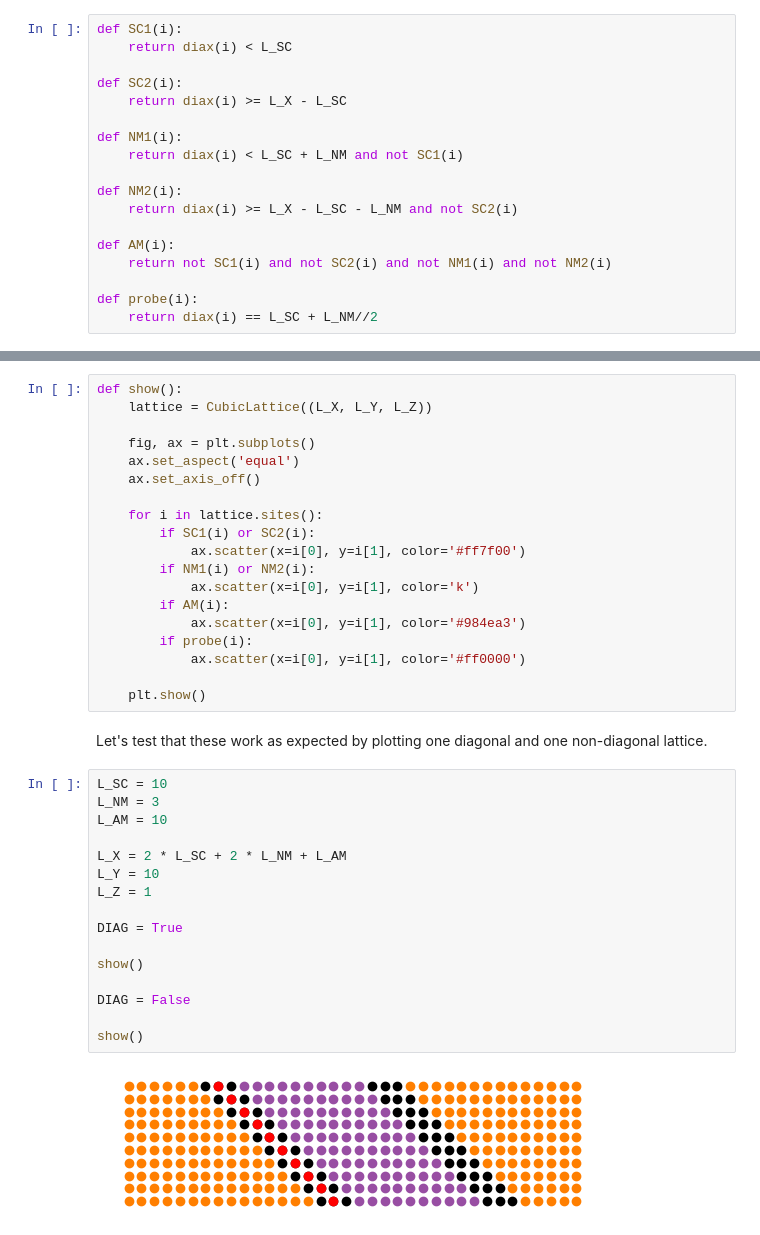
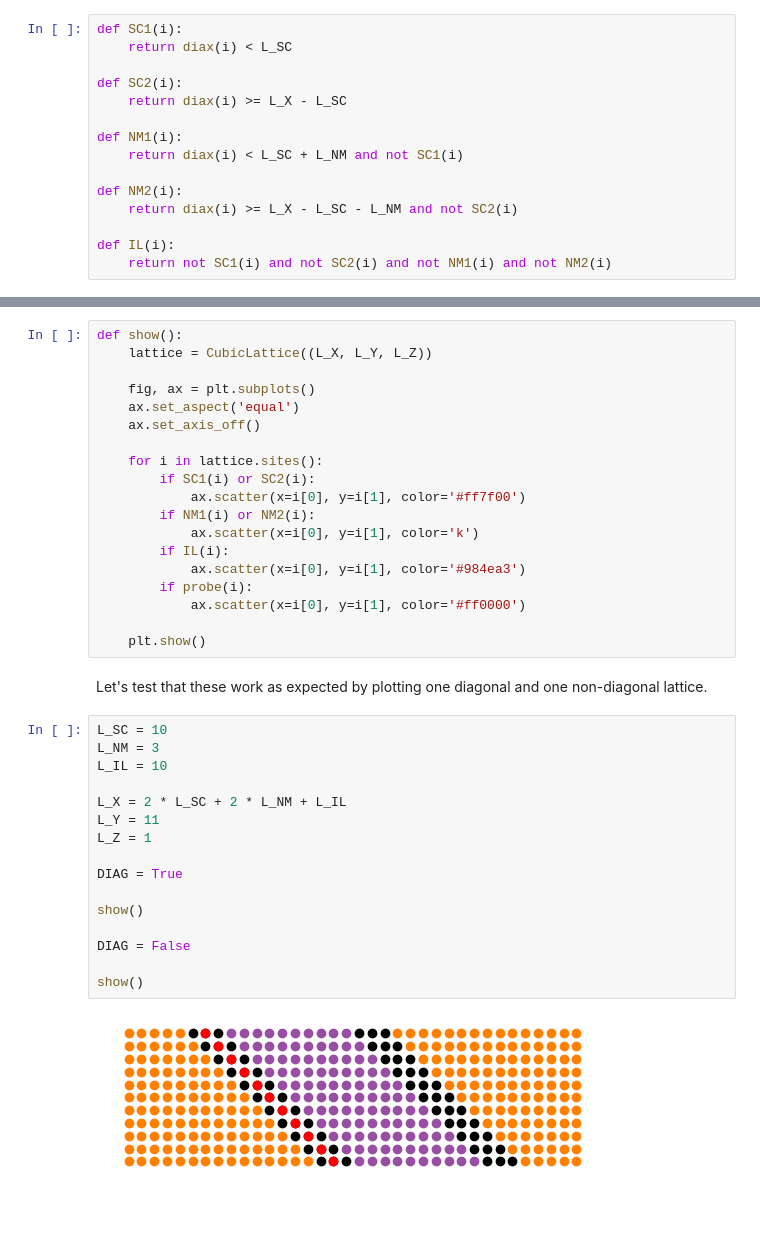
Before and after one commit to jabirali/bodge, a Jupyter notebook: altermagnets.ipynb, the cells around one changed output, grey strips where cells are left out. Saved outputs shown, nothing was run; the diff lists cells and outputs as text; blank space fills up the shorter version.

```diff
--- a/altermagnets.ipynb
+++ b/altermagnets.ipynb
@@ -57,8 +58,5 @@ def NM1(i):
 def NM2(i):
     return diax(i) >= L_X - L_SC - L_NM and not SC2(i)
 
-def AM(i):
+def IL(i):
     return not SC1(i) and not SC2(i) and not NM1(i) and not NM2(i)
-
-def probe(i):
-    return diax(i) == L_SC + L_NM//2
@@ -77,7 +86,7 @@ def show():
             ax.scatter(x=i[0], y=i[1], color='#ff7f00')
         if NM1(i) or NM2(i):
             ax.scatter(x=i[0], y=i[1], color='k')
-        if AM(i):
+        if IL(i):
             ax.scatter(x=i[0], y=i[1], color='#984ea3')
         if probe(i):
             ax.scatter(x=i[0], y=i[1], color='#ff0000')
@@ -88,18 +97,18 @@ Let's test that these work as expected by plotting one diagonal and one non-diag
 # %%
 L_SC = 10
 L_NM = 3
-L_AM = 10
+L_IL = 10
 
-L_X = 2 * L_SC + 2 * L_NM + L_AM
-L_Y = 10
+L_X = 2 * L_SC + 2 * L_NM + L_IL
+L_Y = 11
 L_Z = 1
 
 DIAG = True
 
 show()
 
 DIAG = False
 
 show()
 # %% [output]
-[figure, old version]
+[figure, new version]
```
Also changed, not shown: parts of 18 cells of this notebook.
